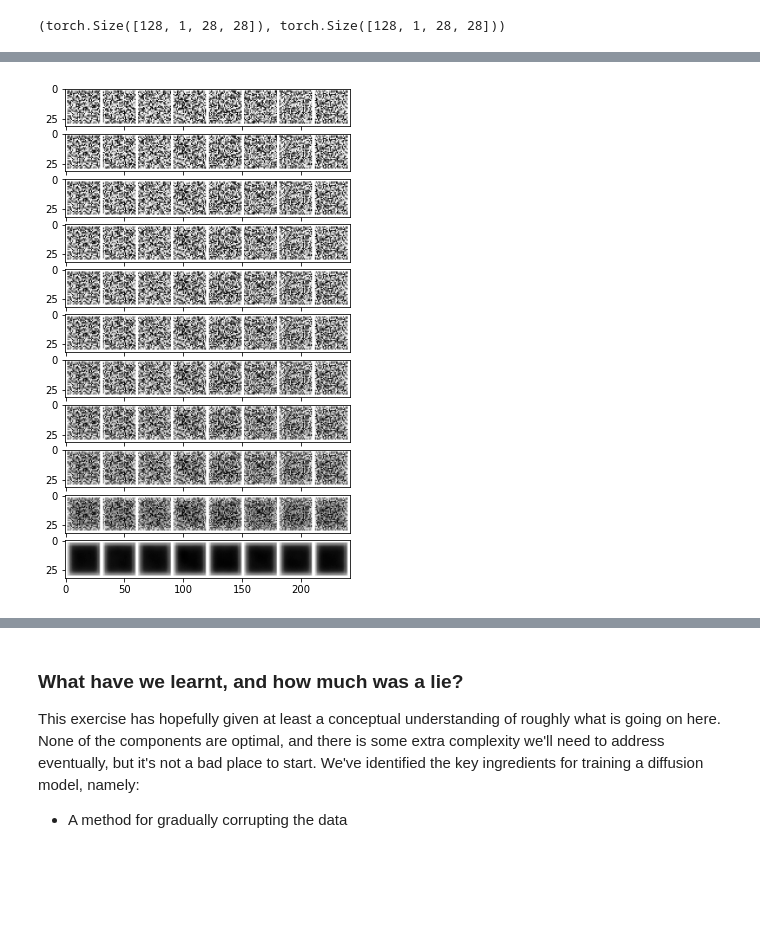
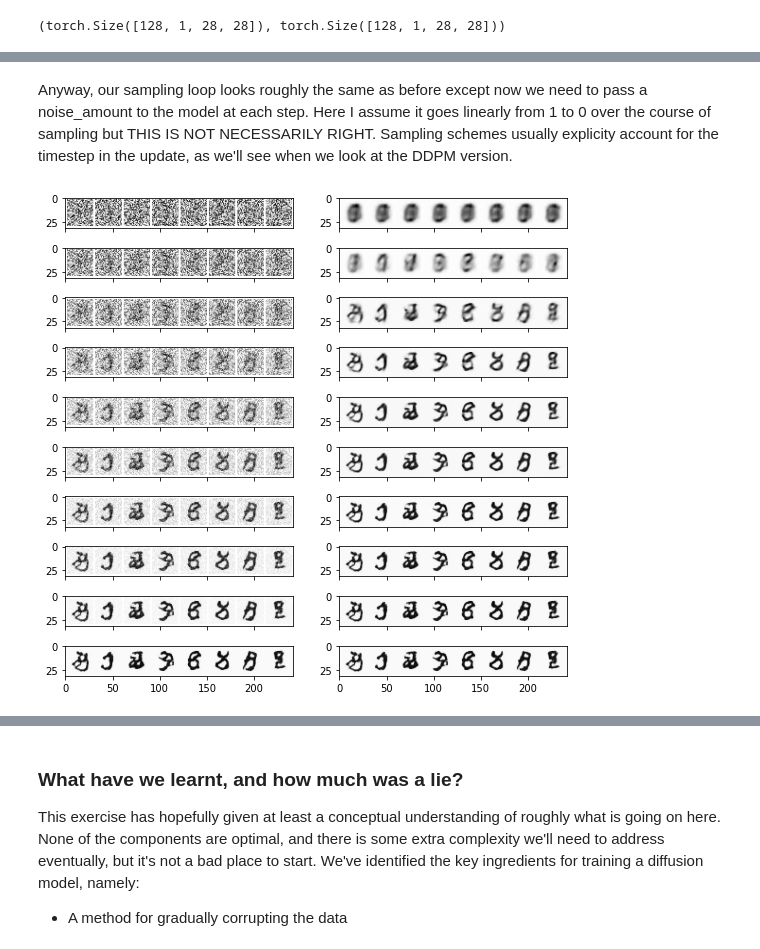
Before and after one commit to johnowhitaker/tglcourse, a Jupyter notebook: 12_DM1.ipynb, the cells around one changed output, grey strips where cells are left out. Saved outputs shown, nothing was run; the diff lists cells and outputs as text; code cells hidden in the pictures; blank space fills up the shorter version.

```diff
--- a/12_DM1.ipynb
+++ b/12_DM1.ipynb
@@ -287,15 +310,19 @@ TODO second column of fig showing model predictions
 # Take one: just break the process into 10 steps and take 1/10'th of a step each time:
 n_steps = 10
 x = torch.rand(8, 1, 28, 28).to(device) # Start from random
-history = [x.detach().cpu()]
+step_history = []
+pred_output_history = []
 
 for i in range(n_steps):
-  pred = net(x) # Predict the denoised x0
-  mix_factor = 1/(n_steps - i) # How much we move towards the prediction
-  x = x*(1-mix_factor) + pred*mix_factor # Move part of the way there # Should it be (pred-x) instead of pred?
-  history.append(x.detach().cpu())
+    with torch.no_grad(): # No need to track gradients during inference
+        pred = net(x) # Predict the denoised x0
+    pred_output_history.append(pred.detach().cpu()) # Store for plotting
+    mix_factor = 1/(n_steps - i) # How much we move towards the prediction
+    x = x*(1-mix_factor) + pred*mix_factor # Move part of the way there # Should it be (pred-x) instead of pred?
+    step_history.append(x.detach().cpu()) # Store for plotting
 
-fig, axs = plt.subplots(n_steps+1, 1, figsize=(9, 9), sharex=True)
-for i in range(n_steps+1):
-  axs[i].imshow(torchvision.utils.make_grid(history[i])[0], cmap='Greys')
+fig, axs = plt.subplots(n_steps, 2, figsize=(9, 9), sharex=True)
+for i in range(n_steps):
+    axs[i, 0].imshow(torchvision.utils.make_grid(step_history[i])[0], cmap='Greys'),
+    axs[i, 1].imshow(torchvision.utils.make_grid(pred_output_history[i])[0], cmap='Greys')
 # %% [output]
@@ -407,18 +471,24 @@ Average of the last 100 loss values: 0.005009535402059555
+# %% [markdown]
+Anyway, our sampling loop looks roughly the same as before except now we need to pass a noise_amount to the model at each step. Here I assume it goes linearly from 1 to 0 over the course of sampling but THIS IS NOT NECESSARILY RIGHT. Sampling schemes usually explicity account for the timestep in the update, as we'll see when we look at the DDPM version.
 # %%
-# View some samples
+# Sampling as before, but conditioning on an estimated noise amount:
 n_steps = 10
 x = torch.rand(8, 1, 28, 28).to(device) # Start from random
-history = [x.detach().cpu()]
+step_history = []
+pred_output_history = []
 
 for i in range(n_steps):
-  noise_amount = torch.ones((x.shape[0], )).to(device) * (1-(i/n_steps))
-  pred = net(x, noise_amount)
-  mix_factor = 1/(n_steps - i) # Explain how we're moving linearly towards the solution
-  x = x*(1-mix_factor) + pred*mix_factor
-  history.append(x.detach().cpu())
+    noise_amount = torch.ones((x.shape[0], )).to(device) * (1-(i/n_steps))
+    with torch.no_grad(): # No need to track gradients during inference
+        pred = net(x, noise_amount) # Predict the denoised x0
+    pred_output_history.append(pred.detach().cpu()) # Store for plotting
+    mix_factor = 1/(n_steps - i) # How much we move towards the prediction
+    x = x*(1-mix_factor) + pred*mix_factor # Move part of the way there # Should it be (pred-x) instead of pred?
+    step_history.append(x.detach().cpu()) # Store for plotting
 
-fig, axs = plt.subplots(n_steps+1, 1, figsize=(9, 9), sharex=True)
-for i in range(n_steps+1): # TODO change to len(listory) here and line number for larger steps<<<
-  axs[i].imshow(torchvision.utils.make_grid(history[i])[0], cmap='Greys')
+fig, axs = plt.subplots(n_steps, 2, figsize=(9, 9), sharex=True)
+for i in range(n_steps):
+    axs[i, 0].imshow(torchvision.utils.make_grid(step_history[i])[0], cmap='Greys'),
+    axs[i, 1].imshow(torchvision.utils.make_grid(pred_output_history[i])[0], cmap='Greys')
 # %% [output]
-[figure, old version]
+[figure, new version]
```
Also changed, not shown: parts of 28 cells of this notebook.
